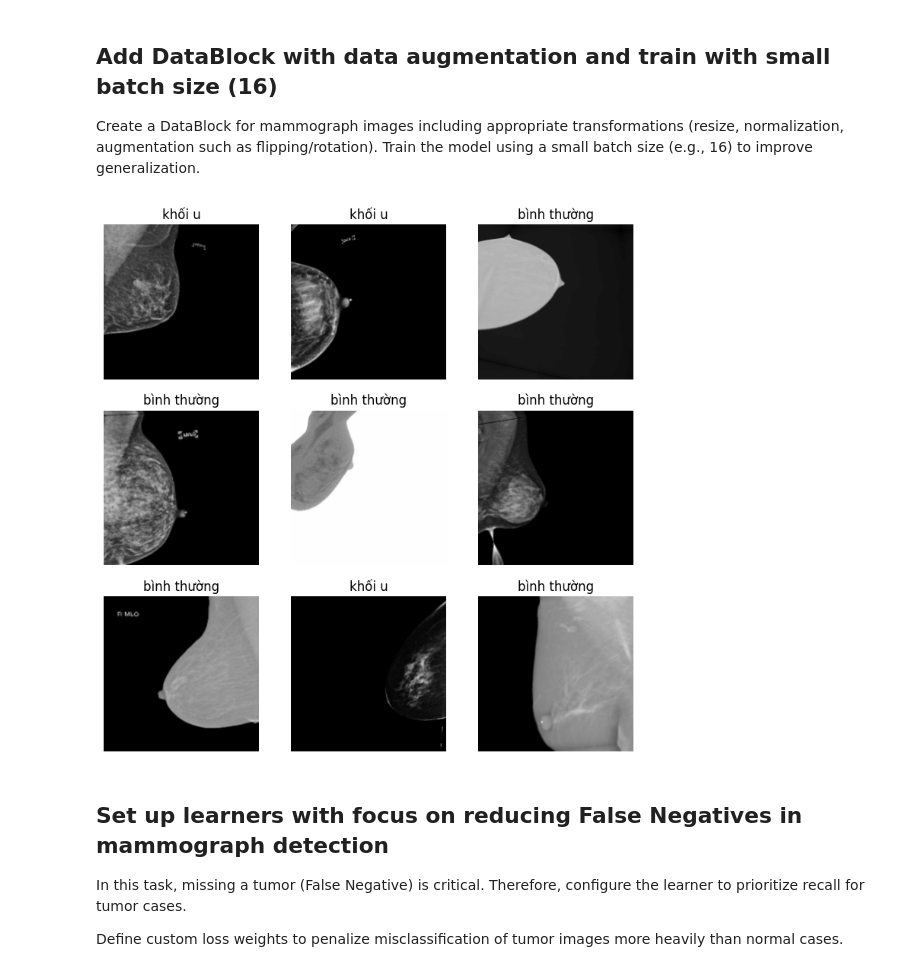
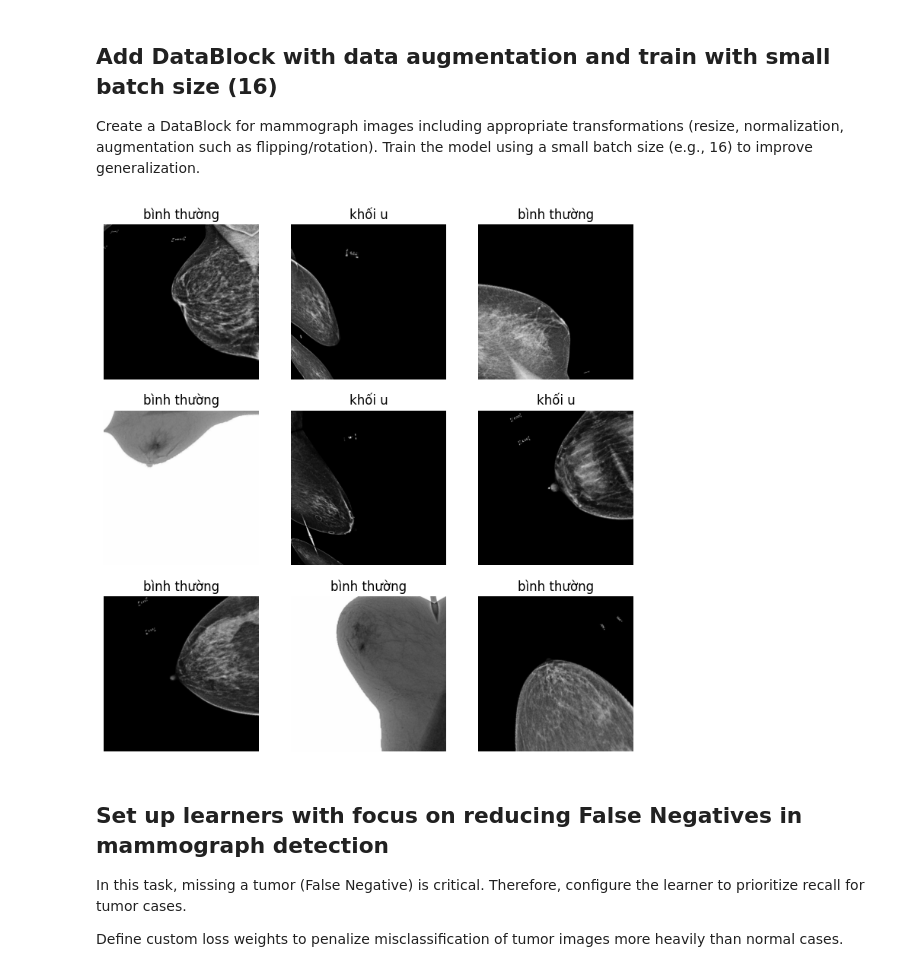
Before and after one commit to nguyendkhoi/Breast-Tumor-Mammography-Detection, a Jupyter notebook: breast-tumor-mammography.ipynb, the cells around one changed output. Drawn from its saved outputs; the diff is of its cells as text; code cells hidden in the pictures.

```diff
--- a/breast-tumor-mammography.ipynb
+++ b/breast-tumor-mammography.ipynb
@@ -30,21 +30,21 @@ Train the model using a small batch size (e.g., 16) to improve generalization.
 # %%
 set_seed(42)
 dbl = DataBlock(
     blocks=(ImageBlock, CategoryBlock),
     splitter=GrandparentSplitter(),
     get_items=get_image_files,
     get_y = get_label,
     item_tfms=Resize(512, method=ResizeMethod.Pad),
     batch_tfms=[
         *aug_transforms(mult=2, do_flip=True, flip_vert=True,
                       max_rotate=13.0, min_zoom=0.90, max_zoom=1.1),
         Normalize.from_stats(*imagenet_stats),
     ]
 )
-
+dls = dbl.dataloaders(path)
 dls.show_batch(max_n=9, figsize=(9, 9))
 # %% [output]
-[figure, old version]
+[figure, new version]
 # %% [markdown]
 ## Set up learners with focus on reducing False Negatives in mammograph detection
 
```
Also changed, not shown: parts of 5 cells of this notebook.
